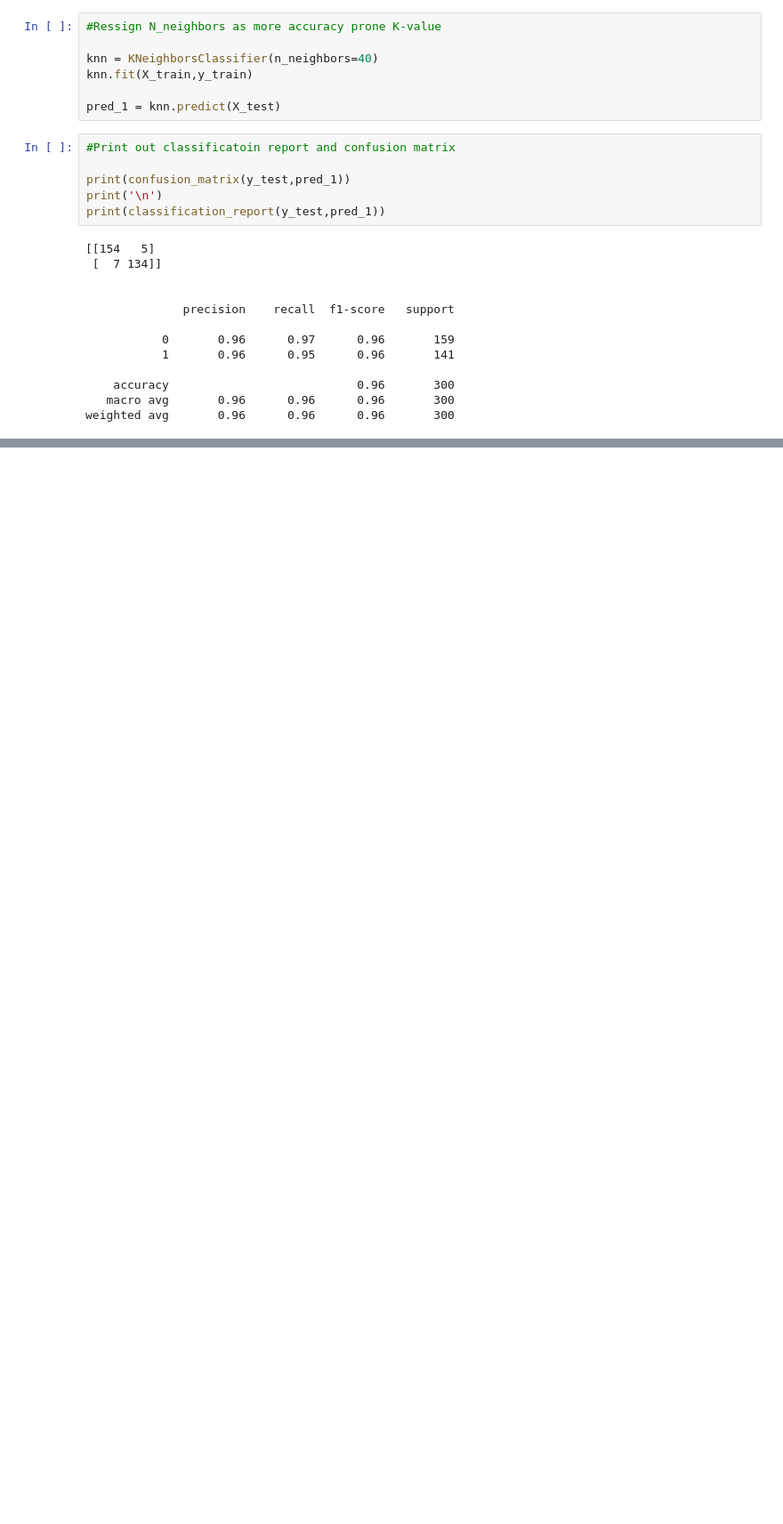
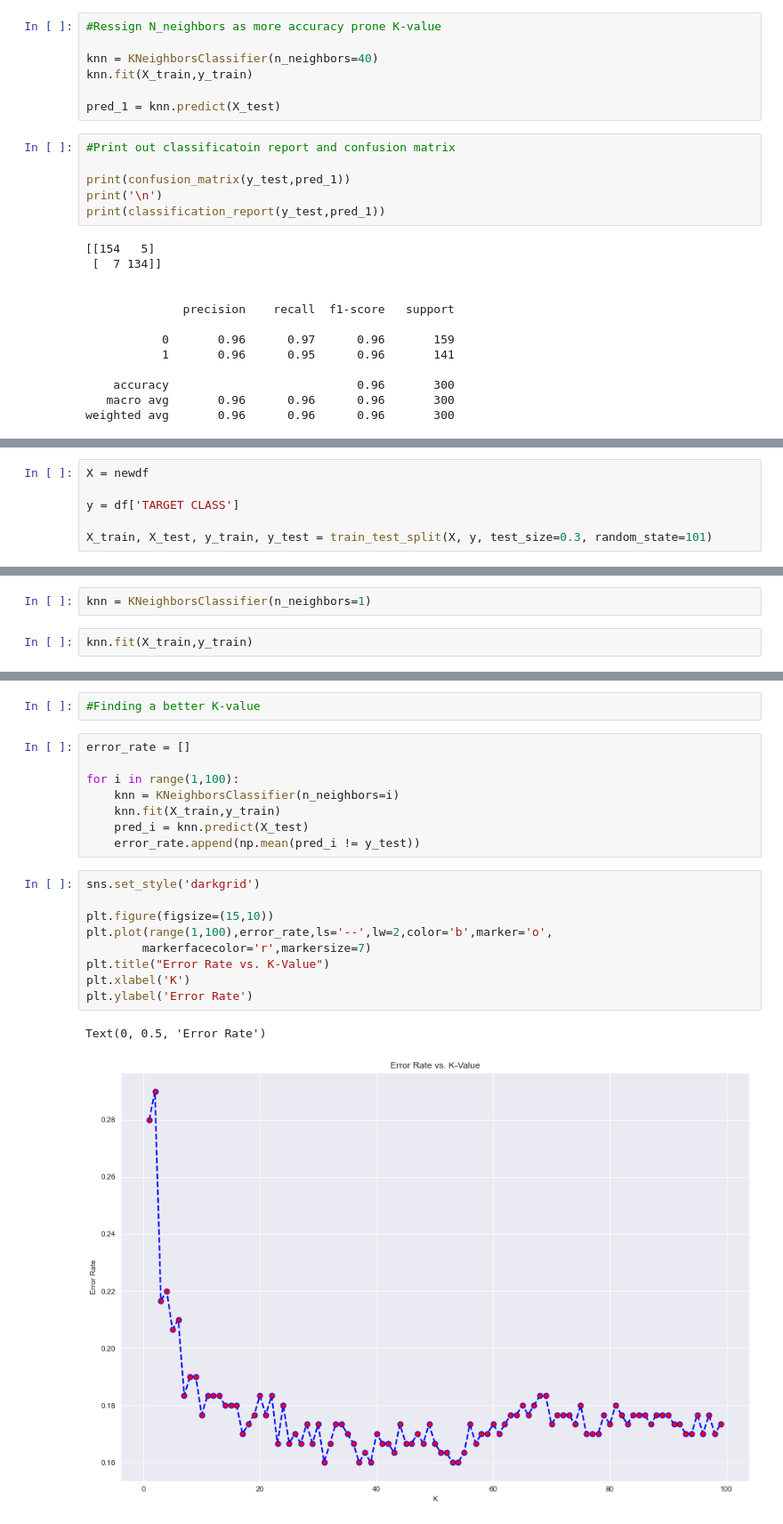
Before and after one commit to Sojiknight/ML-, a Jupyter notebook: KNN.ipynb, the cells around one changed output, grey strips where cells are left out. Shown at 89% size. Saved outputs shown, nothing was run; the diff lists cells and outputs as text; blank space fills up the shorter version.

```diff
--- a/KNN.ipynb
+++ b/KNN.ipynb
@@ -193,0 +261,6 @@ weighted avg       0.96      0.96      0.96       300
+# %%
+X = newdf
+
+y = df['TARGET CLASS']
+
+X_train, X_test, y_train, y_test = train_test_split(X, y, test_size=0.3, random_state=101)
@@ -193,0 +269,4 @@ weighted avg       0.96      0.96      0.96       300
+# %%
+knn = KNeighborsClassifier(n_neighbors=1)
+# %%
+knn.fit(X_train,y_train)
@@ -193,0 +299,22 @@ weighted avg       0.96      0.96      0.96       300
+# %%
+#Finding a better K-value
+# %%
+error_rate = []
+
+for i in range(1,100):
+    knn = KNeighborsClassifier(n_neighbors=i)
+    knn.fit(X_train,y_train)
+    pred_i = knn.predict(X_test)
+    error_rate.append(np.mean(pred_i != y_test))
+# %%
+sns.set_style('darkgrid')
+
+plt.figure(figsize=(15,10))
+plt.plot(range(1,100),error_rate,ls='--',lw=2,color='b',marker='o',
+        markerfacecolor='r',markersize=7)
+plt.title("Error Rate vs. K-Value")
+plt.xlabel('K')
+plt.ylabel('Error Rate')
+# %% [output]
+Text(0, 0.5, 'Error Rate')
+[figure, added]
```
Also changed, not shown: parts of 28 cells of this notebook.
